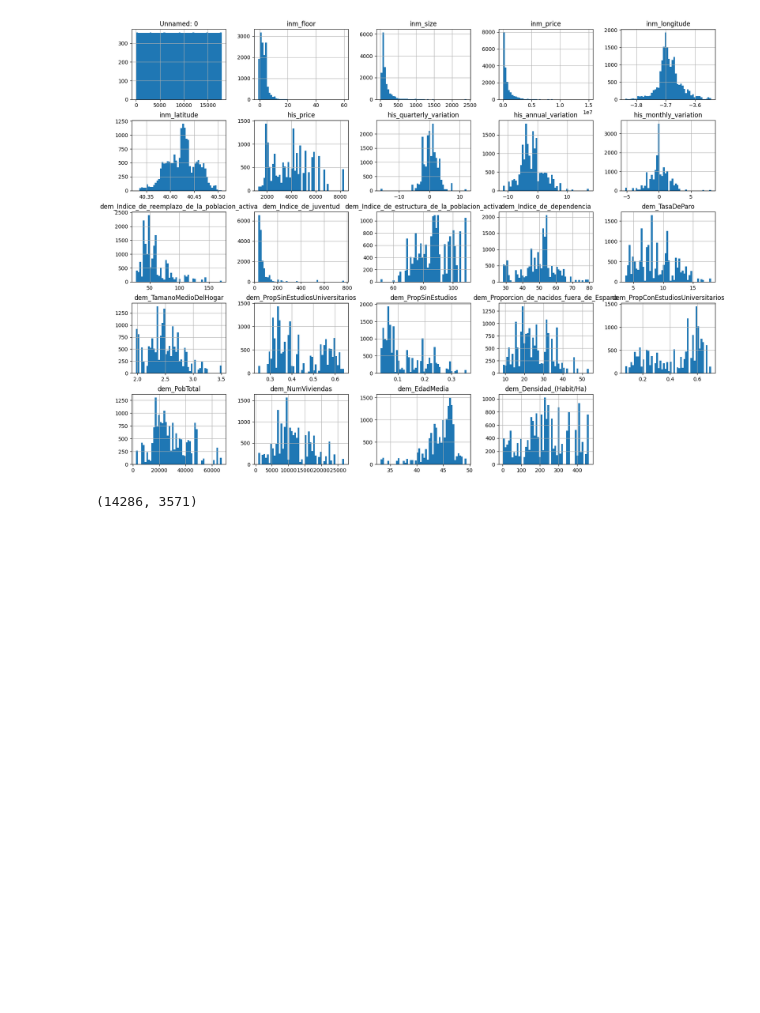
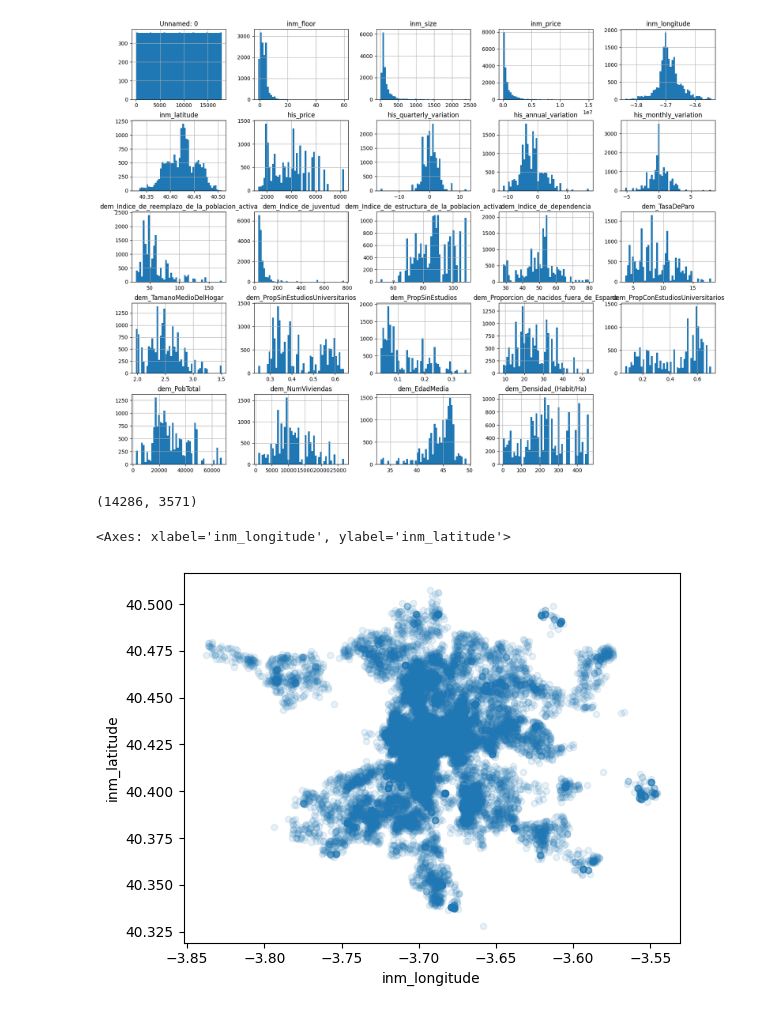
Before and after one commit to KhaledAkel/Property-Price-Madrid-Machine-Learning-Modules, a Jupyter notebook: LinearRegressionModel/DataPreprocessing.ipynb, the cells around one changed output. Saved outputs shown, nothing was run; the diff lists cells and outputs as text; code cells hidden in the pictures; blank space fills up the shorter version.

```diff
--- a/LinearRegressionModel/DataPreprocessing.ipynb
+++ b/LinearRegressionModel/DataPreprocessing.ipynb
@@ -110,0 +110,5 @@ len(train_set), len(test_set)
+# %%
+df.plot(kind="scatter", x="inm_longitude", y="inm_latitude", alpha=0.1)
+# %% [output]
+<Axes: xlabel='inm_longitude', ylabel='inm_latitude'>
+[figure, added]
```
Also changed, not shown: parts of 9 cells of this notebook.
